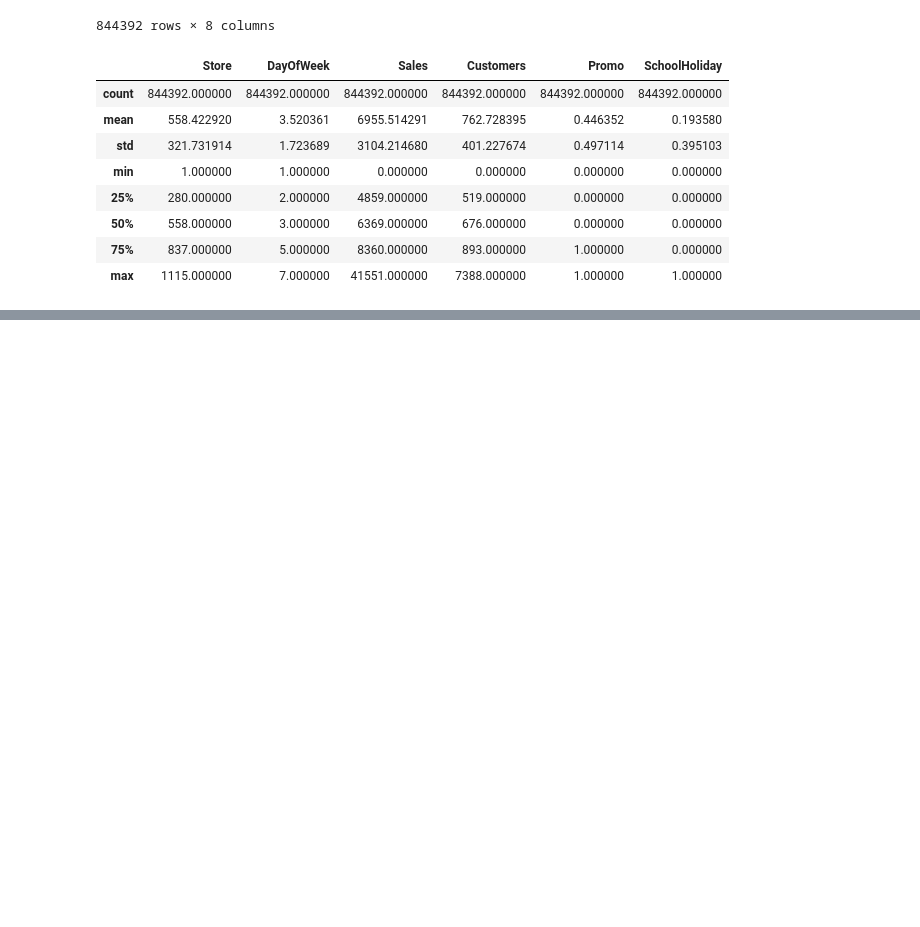
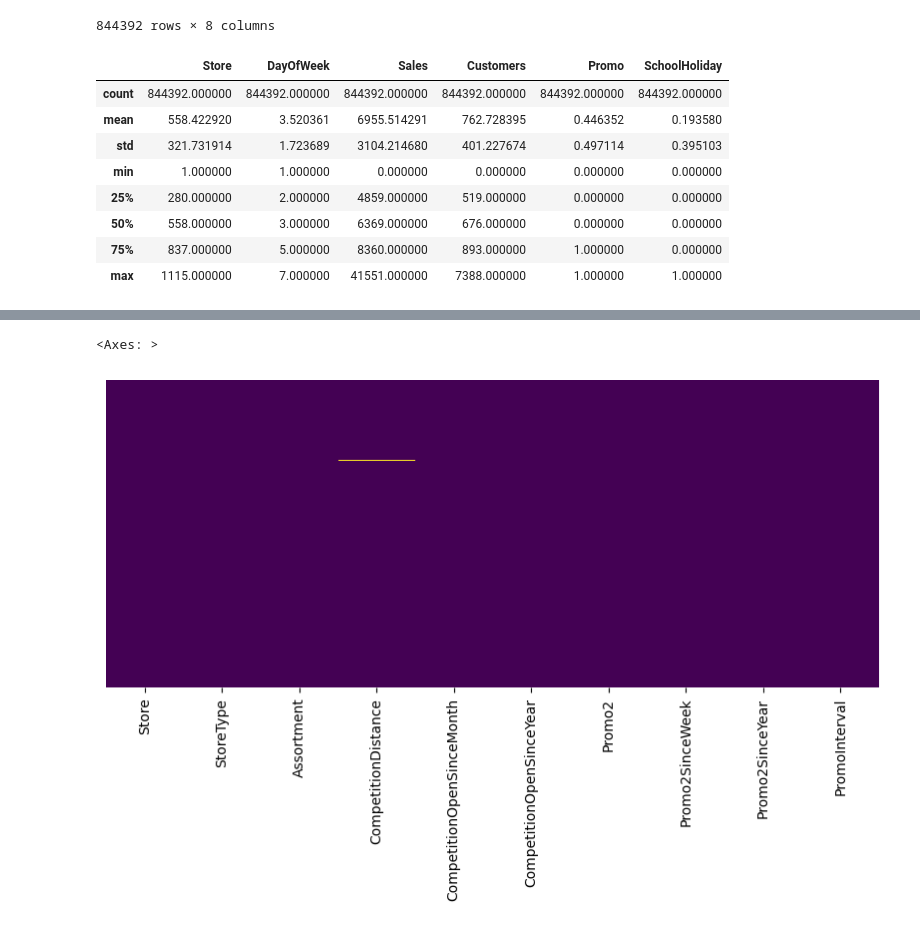
Before and after one commit to ranjansinghds/Sales-Department-Project, a Jupyter notebook: Sales_Department_Project.ipynb, the cells around one changed output, grey strips where cells are left out. Drawn from its saved outputs; the diff is of its cells as text; code cells hidden in the pictures; blank space fills up the shorter version.

```diff
--- a/Sales_Department_Project.ipynb
+++ b/Sales_Department_Project.ipynb
@@ -280,0 +335,8 @@ sales_train_df.describe()
+# %%
+# It seems like if 'Promo2' is zero, 'Promo2SinceWeek', 'Promo2SinceYear', and 'PromoInterval' information is set to zero
+# There are 354 rows where in 'CompetitionOpenSinceYear' and 'CompetitionOpenSinceMonth' is missing
+# Let's set these values to zeros
+str_cols = ['Promo2SinceWeek', 'Promo2SinceYear', 'PromoInterval', 'CompetitionOpenSinceYear', 'CompetitionOpenSinceMonth']
+# %%
+for str in str_cols:
+    store_info_df[str].fillna(0, inplace=True)
@@ -280,0 +350,7 @@ sales_train_df.describe()
+# %%
+# Let's check the heatmap again for the missing values
+plt.figure(figsize=(10,4))
+sns.heatmap(store_info_df.isnull(), yticklabels=False, cbar=False, cmap='viridis')
+# %% [output]
+<Axes: >
+[figure, added]
```
Also changed, not shown: parts of 27 cells of this notebook, 6 other files.
